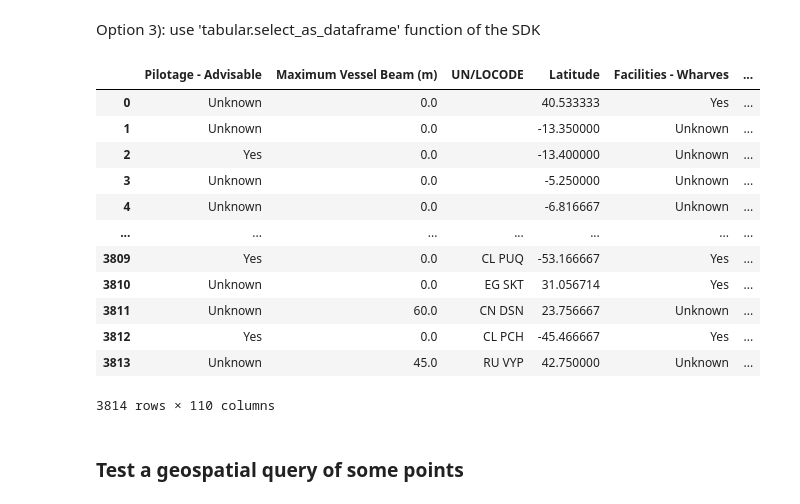
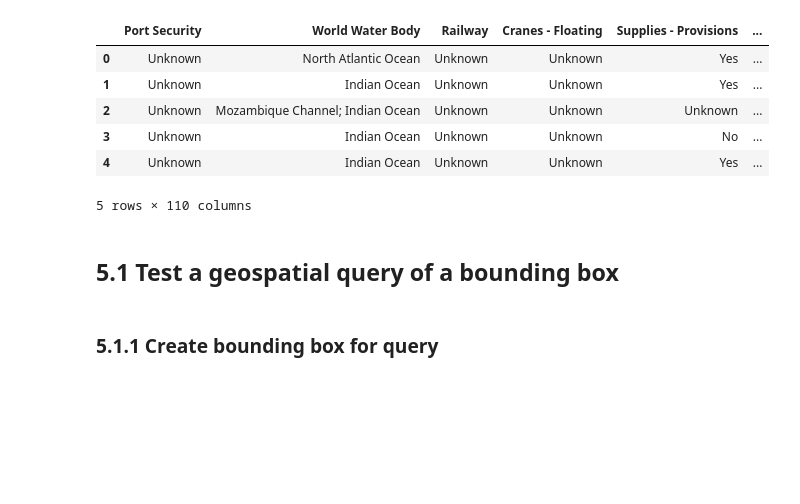
Before and after one commit to C4IROcean/OceanDataConnector, a Jupyter notebook: dataset-examples/WorldPortIndex_access_data.ipynb, the cells around one changed output. Saved outputs shown, nothing was run; the diff lists cells and outputs as text; code cells hidden in the pictures; blank space fills up the shorter version.

```diff
--- a/dataset-examples/WorldPortIndex_access_data.ipynb
+++ b/dataset-examples/WorldPortIndex_access_data.ipynb
@@ -24,8 +62,6 @@ https://app.hubocean.earth/catalog/dataset/1e3401d4-9630-40cd-a9cf-d875cb310449-
 ![image.png](attachment:aaacc788-6b69-4fab-b942-4f59ea4f5812.png)
 # %%
 ## Request the dataset from the catalog using the UUID:
-WPI_dataset = client.catalog.get("d17d0d44-13f8-40dc-8005-3609293f2084")
+WPI = client.catalog.get("a1195213-790e-4171-b70d-44ed42f827f0")
 ## Verify the name of the dataset requested
-WPI_dataset.metadata.display_name
-## Request some data from the dataset
-WPI_data = client.tabular.select_as_list(WPI_dataset, limit=1000)
+WPI.metadata.display_name
@@ -43,0 +74,5 @@ WPI_plot_data[0]
+# %%
+## Request data from the dataset
+WPI_dataset = client.table_v2(WPI)
+pages = WPI_dataset.select(cols=['Main Port Name', 'geometry']).pages()
+WPI_plot_data = [row for page in pages for row in page]
@@ -85,21 +113,13 @@ pd.DataFrame(WPI_data).head(2)
-# %% [markdown]
-Option 3): use 'tabular.select_as_dataframe' function of the SDK
-# %%
-WPI_df = client.tabular.select_as_dataframe(WPI_dataset)
-WPI_df
-# %% [output]
-|  | Pilotage - Advisable | Maximum Vessel Beam (m) | UN/LOCODE | Latitude | Facilities - Wharves | ... |
-| 0 | Unknown | 0.0 |  | 40.533333 | Yes | ... |
-| 1 | Unknown | 0.0 |  | -13.350000 | Unknown | ... |
-| 2 | Yes | 0.0 |  | -13.400000 | Unknown | ... |
-| 3 | Unknown | 0.0 |  | -5.250000 | Unknown | ... |
-| 4 | Unknown | 0.0 |  | -6.816667 | Unknown | ... |
-| ... | ... | ... | ... | ... | ... | ... |
-| 3809 | Yes | 0.0 | CL PUQ | -53.166667 | Yes | ... |
-| 3810 | Unknown | 0.0 | EG SKT | 31.056714 | Yes | ... |
-| 3811 | Unknown | 60.0 | CN DSN | 23.756667 | Unknown | ... |
-| 3812 | Yes | 0.0 | CL PCH | -45.466667 | Yes | ... |
-| 3813 | Unknown | 45.0 | RU VYP | 42.750000 | Unknown | ... |
-3814 rows × 110 columns
+# %%
+WPI_data_df = pd.concat(WPI_dataset.select().dataframes(), ignore_index=True)
+WPI_data_df.head()
+# %% [output]
+|  | Port Security | World Water Body | Railway | Cranes - Floating | Supplies - Provisions | ... |
+| 0 | Unknown | North Atlantic Ocean | Unknown | Unknown | Yes | ... |
+| 1 | Unknown | Indian Ocean | Unknown | Unknown | Yes | ... |
+| 2 | Unknown | Mozambique Channel; Indian Ocean | Unknown | Unknown | Unknown | ... |
+| 3 | Unknown | Indian Ocean | Unknown | Unknown | No | ... |
+| 4 | Unknown | Indian Ocean | Unknown | Unknown | Yes | ... |
+5 rows × 110 columns
 # %% [markdown]
-### Test a geospatial query of some points
+## 5.1 Test a geospatial query of a bounding box
@@ -119,0 +126,2 @@ geospatial_query = {
+# %% [markdown]
+### 5.1.1 Create bounding box for query
```
Also changed, not shown: parts of 36 cells of this notebook, 6 other files.
